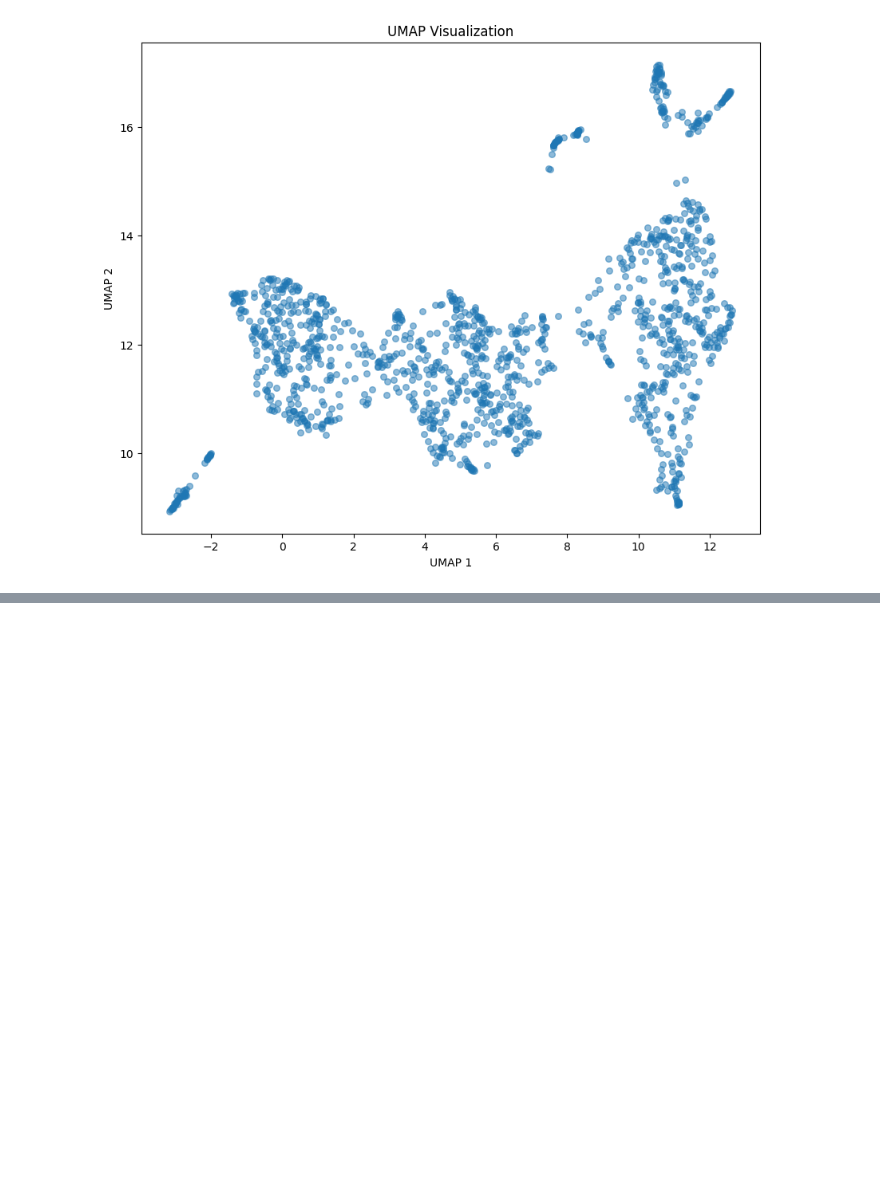
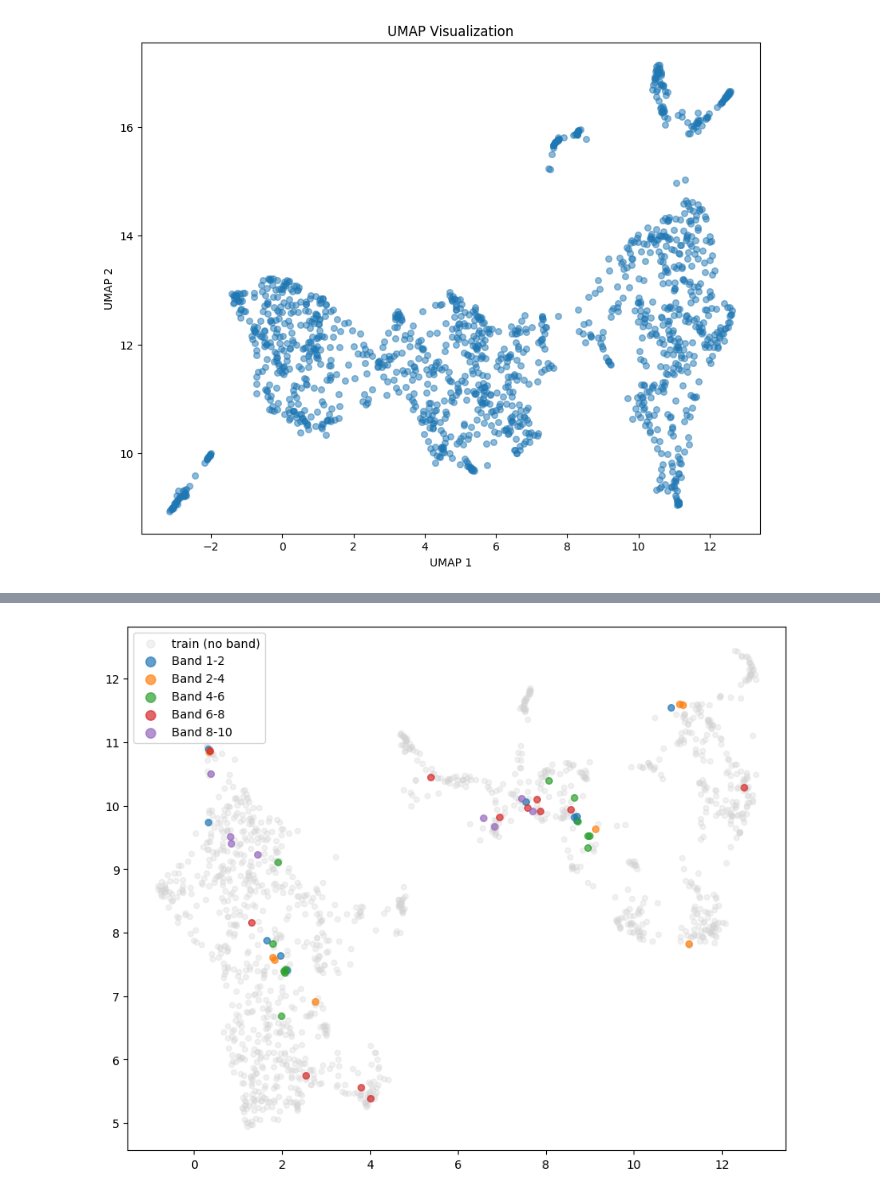
Before and after one commit to thisishiu/Golf-Pose, a Jupyter notebook: eda/stat_40ft.ipynb, the cells around one changed output, grey strips where cells are left out. Saved outputs shown, nothing was run; the diff lists cells and outputs as text; code cells hidden in the pictures; blank space fills up the shorter version.

Commit message:
eda before build angle detecting model

```diff
--- a/eda/stat_60ft.ipynb
+++ b/eda/stat_40ft.ipynb
@@ -46,7 +49,7 @@ def test_band_norm(path):
 
 # test_band_norm(r'../test\TDTU-Golf-Pose-v1_features\Public Test\Trong nhà - Indoor\Band 6-8\Side-6016-4_fix_crop.pt')
 # %%
-IN_DIR = '../test/TDTU-Golf-Pose-v1_features'
+IN_DIR = '../test/TDTU-Golf-Pose-v1_40ft'
 
 videos = []
 score = []
@@ -344,0 +350,80 @@ plt.show()
+# %%
+stats_dict = torch.load(r'../checkpoints/golf_pose_stats_40ft.pt', map_location='cpu', weights_only=False)
+dt = np.array(stats_dict['table'])
+
+mean = dt.mean(axis=0)
+std = dt.std(axis=0)
+dt = (dt - mean) / (std + 1e-8)
+# %%
+IN_DIR = '../test/TDTU-Golf-Pose-v1_40ft'
+
+train_rows = []
+
+for i in range(dt.shape[0]):
+	train_rows.append({
+		'embedding': dt[i],   # shape (40,)
+		'band': np.nan,        # train không có band
+		'place': np.nan,
+		'angle': np.nan
+	})
+
+train_table = pd.DataFrame(train_rows)
+test_rows = []
+
+for root, _, files in os.walk(IN_DIR):
+	for fname in files:
+		in_path = os.path.join(root, fname)
+		rel_path = os.path.relpath(in_path, IN_DIR)
+
+		embedding = torch.load(
+			in_path,
+			map_location='cpu',
+			weights_only=False
+		)
+
+		embedding = (embedding - mean) / (std + 1e-8)
+
+		test_rows.append({
+			'embedding': embedding,
+			'band': rel_path.split(os.sep)[-2],
+			'place': rel_path.split(os.sep)[-3],
+			'angle': 'back' if 'Backside' in rel_path else 'side'
+		})
+
+test_table = pd.DataFrame(test_rows)
+table = pd.concat([train_table, test_table], ignore_index=True)
+
+# print(table)
+
+X = np.stack(table['embedding'].values)
+
+reducer = umap.UMAP(n_components=2)
+X_umap = reducer.fit_transform(X)
+table['u1'] = X_umap[:, 0]
+table['u2'] = X_umap[:, 1]
+
+bands = table['band'].dropna().unique()
+
+plt.figure(figsize=(10, 8))
+
+train_subset = table[table['band'].isna()]
+
+plt.scatter(
+	train_subset['u1'],
+	train_subset['u2'],
+	c='lightgray',
+	alpha=0.3,
+	s=20,
+	label='train (no band)'
+)
+for band in bands:
+	subset = table[table['band'] == band]
+	plt.scatter(
+		subset['u1'],
+		subset['u2'],
+		label=band,
+		alpha=0.7,
+		s=30
+	)
+plt.legend(markerscale=1.5)
+# %% [output]
@@ -344,0 +431 @@ plt.show()
+[figure, added]
```
Also changed, not shown: parts of 6 cells of this notebook, 5 other files.
